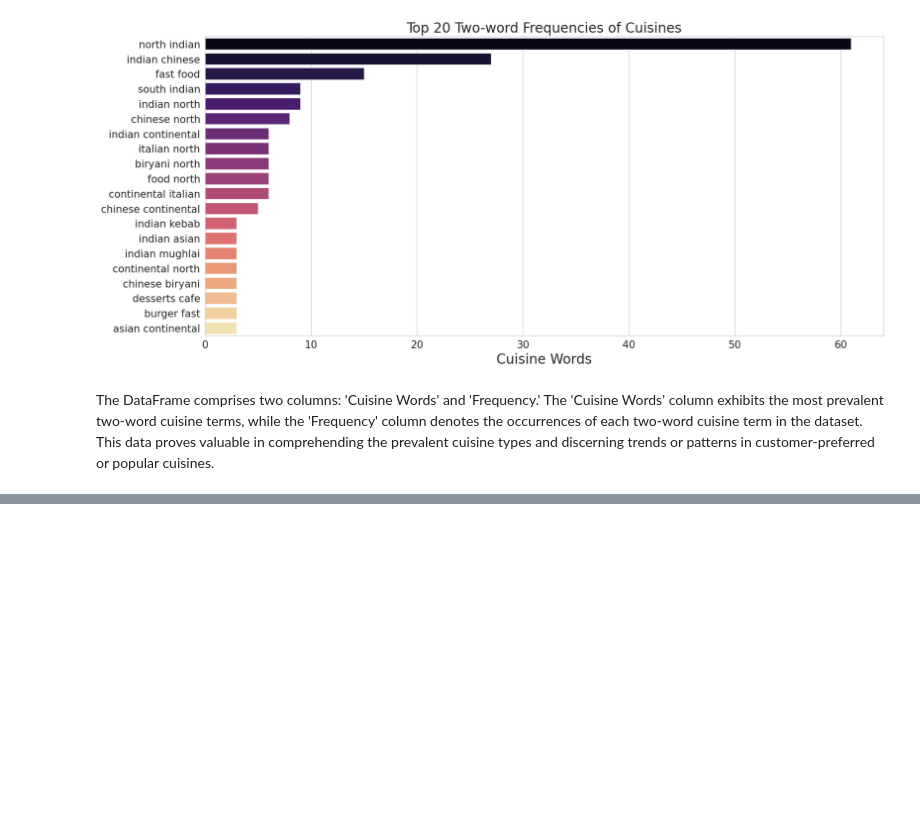
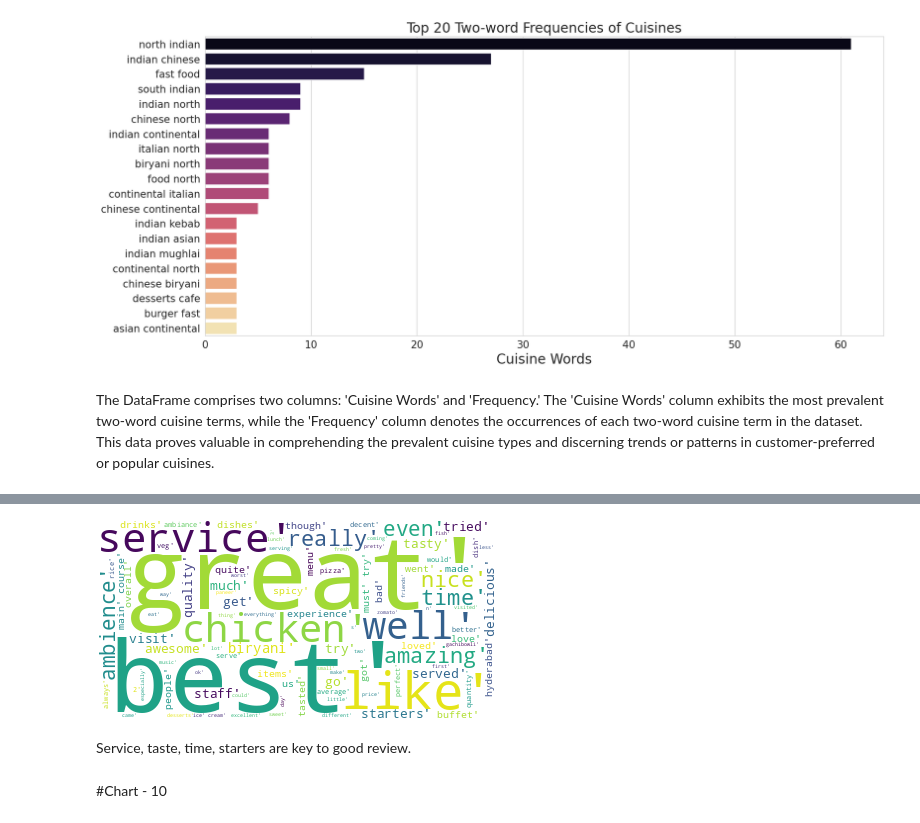
Before and after one commit to kumarsinghashu/Zomato-Restaurant-Clustering-and-Sentiment-Analysis., a Jupyter notebook: Zomato_Restaurant_Clustering_and_Sentiment_Analysis.ipynb, the cells around one changed output, grey strips where cells are left out. Cells and saved outputs as stored; diff of their text form; code cells hidden in the pictures; blank space fills up the shorter version.

```diff
--- a/Zomato_Restaurant_Clustering_and_Sentiment_Analysis.ipynb
+++ b/Zomato_Restaurant_Clustering_and_Sentiment_Analysis.ipynb
@@ -466,0 +686,28 @@ plt.show()
+# %%
+# Removing Special characters and punctuation from review columns.
+
+import re
+review_df['Review']=review_df['Review'].map(lambda x: re.sub('[,\.!?]','', x))
+review_df['Review']=review_df['Review'].map(lambda x: x.lower())
+review_df['Review']=review_df['Review'].map(lambda x: x.split())
+review_df['Review']=review_df['Review'].apply(lambda x: [item for item in x if item not in stop_words])
+review_df['Review']=review_df['Review'].apply(lambda x: [item for item in x if item not in rest_word])
+# %%
+# Word cloud for positive reviews.
+
+from wordcloud import WordCloud
+review_df['Review']=review_df['Review'].astype(str)
+
+ps = PorterStemmer()
+review_df['Review']=review_df['Review'].map(lambda x: ps.stem(x))
+long_string = ','.join(list(review_df['Review'].values))
+long_string
+wordcloud = WordCloud(background_color="white", max_words=100, contour_width=3, contour_color='steelblue')
+wordcloud.generate(long_string)
+wordcloud.to_image()
+# %% [output]
+[figure, added]
+# %% [markdown]
+Service, taste, time, starters are key to good review.
+# %% [markdown]
+#<b/>Chart - 10</b>
```
Also changed, not shown: parts of 41 cells of this notebook.
